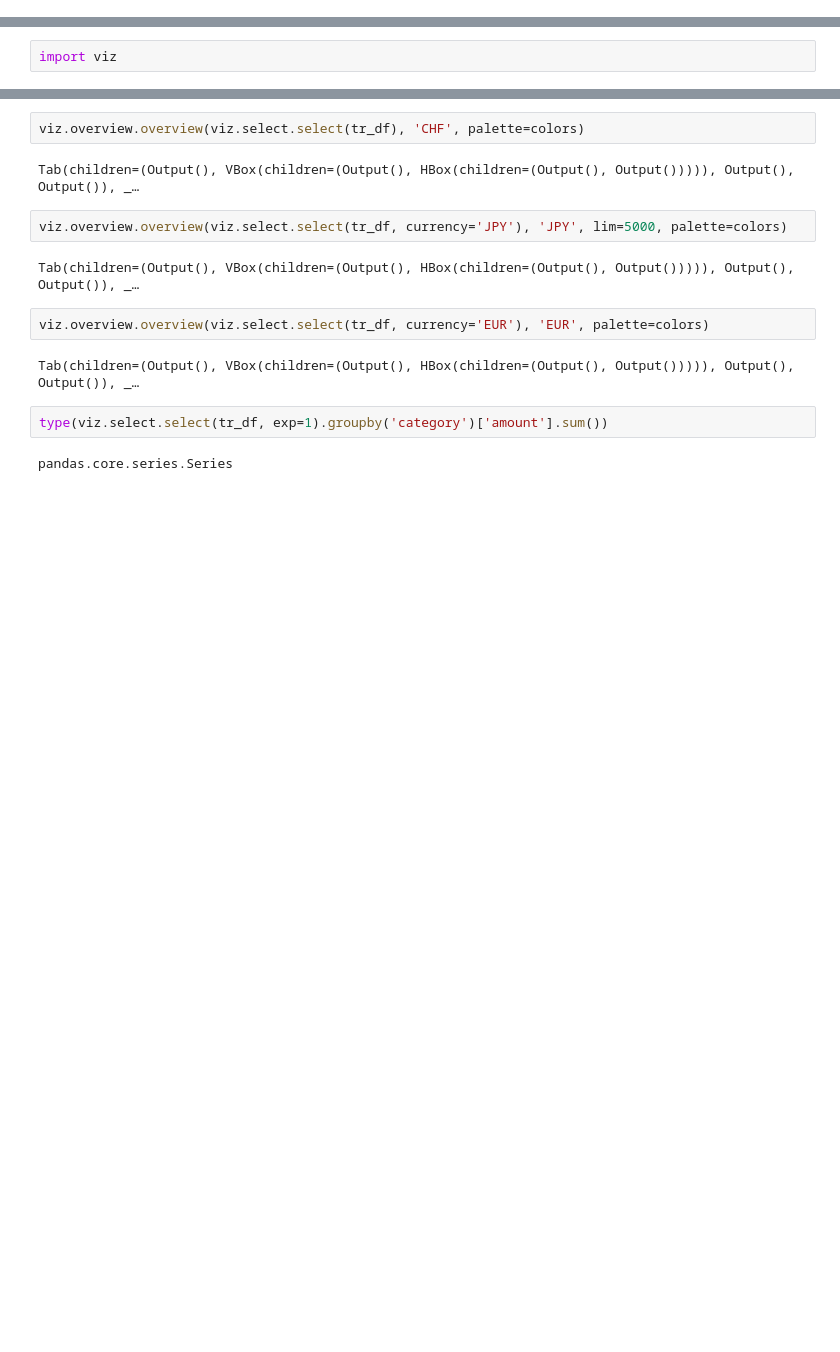
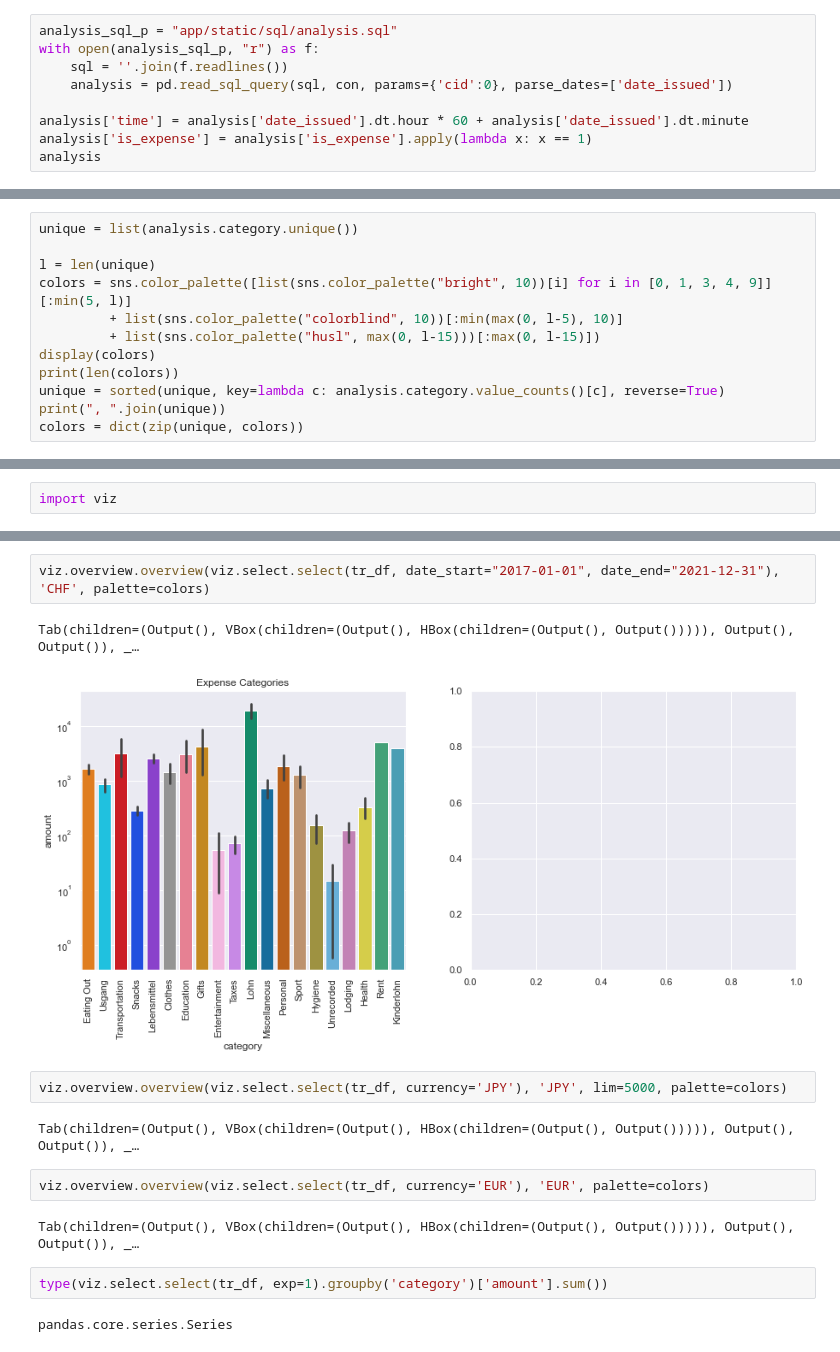
Before and after one commit to finnharbeke/finnance, a Jupyter notebook: main.ipynb, the cells around one changed output, grey strips where cells are left out. Cells and saved outputs as stored; diff of their text form; blank space fills up the shorter version.

```diff
--- a/main.ipynb
+++ b/main.ipynb
@@ -19,3 +22,12 @@ tr_df['category'] = tr_df.category_id.map(cat_df.desc)
 tr_df['account'] = tr_df.account_id.map(acc_df.desc)
 tr_df['currency'] = tr_df.account_id.map(acc_df.currency_id).map(cur_df.code)
 tr_df['agent'] = tr_df.agent_id.map(agent_df.desc)
+# %%
+analysis_sql_p = "app/static/sql/analysis.sql"
+with open(analysis_sql_p, "r") as f:
+    sql = ''.join(f.readlines())
+    analysis = pd.read_sql_query(sql, con, params={'cid':0}, parse_dates=['date_issued'])
+
+analysis['time'] = analysis['date_issued'].dt.hour * 60 + analysis['date_issued'].dt.minute
+analysis['is_expense'] = analysis['is_expense'].apply(lambda x: x == 1)
+analysis
@@ -21,0 +48,12 @@ tr_df['agent'] = tr_df.agent_id.map(agent_df.desc)
+# %%
+unique = list(analysis.category.unique())
+
+l = len(unique)
+colors = sns.color_palette([list(sns.color_palette("bright", 10))[i] for i in [0, 1, 3, 4, 9]][:min(5, l)]
+         + list(sns.color_palette("colorblind", 10))[:min(max(0, l-5), 10)]
+         + list(sns.color_palette("husl", max(0, l-15)))[:max(0, l-15)])
+display(colors)
+print(len(colors))
+unique = sorted(unique, key=lambda c: analysis.category.value_counts()[c], reverse=True)
+print(", ".join(unique))
+colors = dict(zip(unique, colors))
@@ -57,9 +87,10 @@ viz.overview.month_overview(tr_df, "12.20", palette=colors)
 # %% [output]
 Tab(children=(Output(), VBox(children=(Output(), HBox(children=(Output(), Output())))), Output(), Output()), _…
 # %%
-viz.overview.overview(viz.select.select(tr_df), 'CHF', palette=colors)
+viz.overview.overview(viz.select.select(tr_df, date_start="2017-01-01", date_end="2021-12-31"), 'CHF', palette=colors)
 # %% [output]
 Tab(children=(Output(), VBox(children=(Output(), HBox(children=(Output(), Output())))), Output(), Output()), _…
+[figure, added]
 # %%
 viz.overview.overview(viz.select.select(tr_df, currency='JPY'), 'JPY', lim=5000, palette=colors)
 # %% [output]
```
Also changed, not shown: parts of 13 cells of this notebook, 7 other files.
